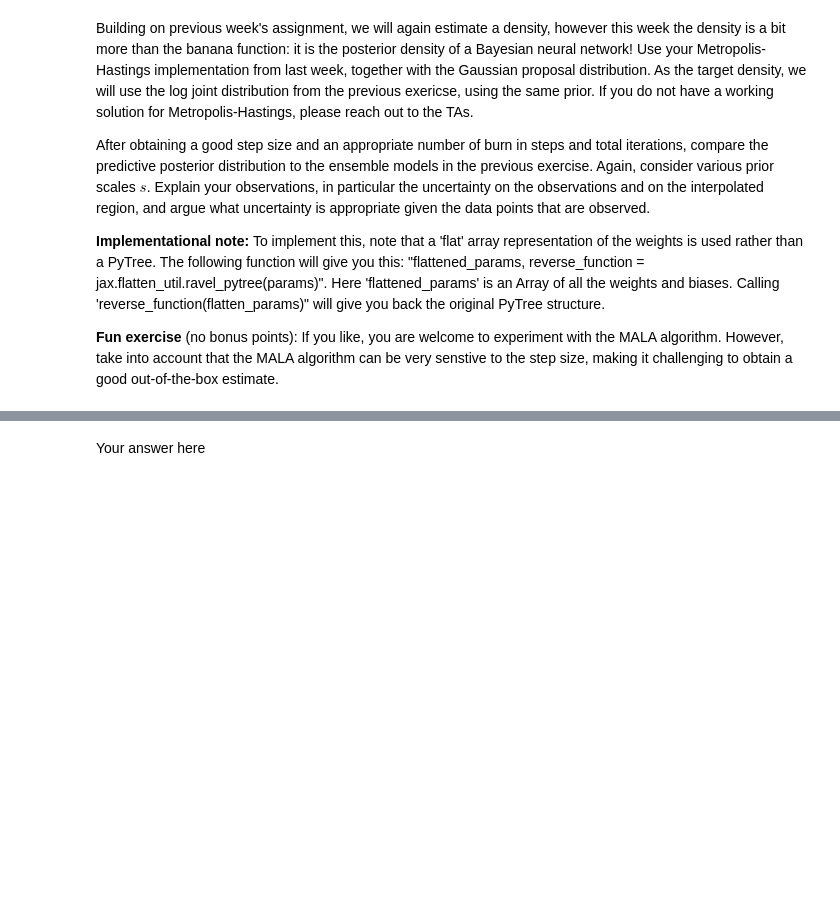
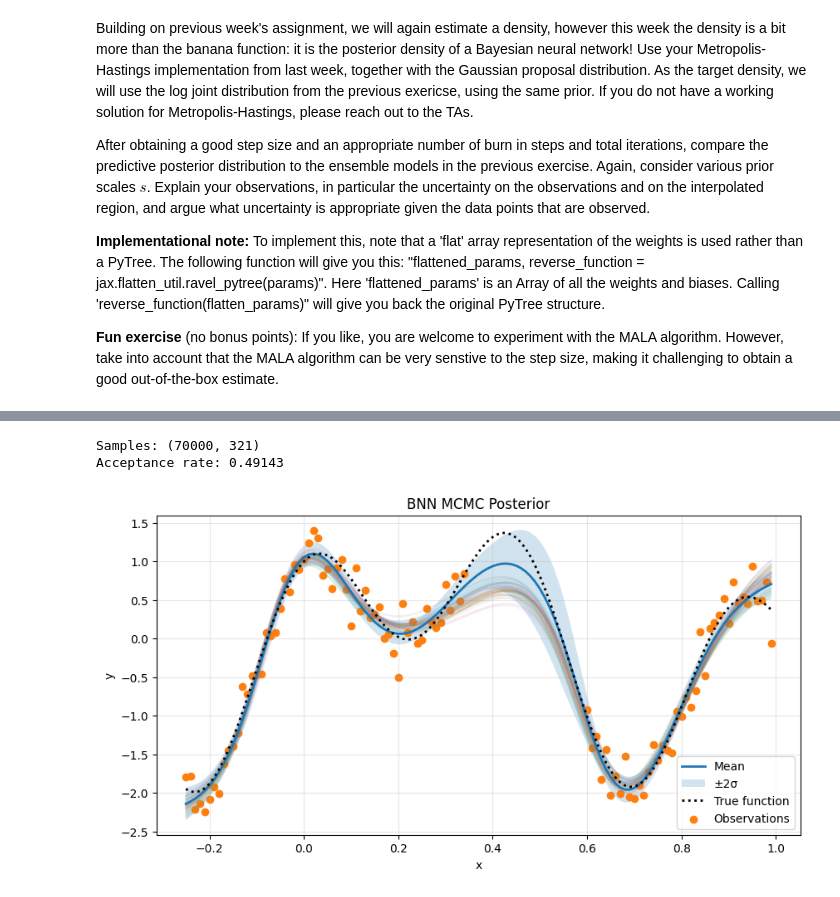
Before and after one commit to TejasDharmale/Bayesian-machine-learning-assignment, a Jupyter notebook: A2BNNs.ipynb, the cells around one changed output, grey strips where cells are left out. Drawn from its saved outputs; the diff is of its cells as text; code cells hidden in the pictures; blank space fills up the shorter version.

```diff
--- a/A2BNNs.ipynb
+++ b/A2BNNs.ipynb
@@ -352,2 +794,0 @@ Recovered Pytree parameters:  [(Array([[-0.07387265,  0.02851088],
-# %% [markdown]
-Your answer here
@@ -353,0 +860,78 @@ Your answer here
+# %%
+key = jr.PRNGKey(42)
+
+params = initialize_mlp(
+    (1, 16, 16, 1),
+    key,
+    scale=1e-1
+)
+
+flat_params, unflatten_fn = ravel_pytree(params)
+
+log_joint = make_bnn_log_joint(
+    unflatten_fn,
+    (xs, ys),
+    s=5.0
+)
+
+samples, acceptance_rate = metropolis_hastings(
+    log_joint,
+    partial(proposal_dist, step_size=0.005),
+    flat_params,
+    num_samples=100000,
+    num_burn_in=30000,
+    key=key
+)
+
+print("Samples:", samples.shape)
+print("Acceptance rate:", acceptance_rate)
+# %% [output]
+Samples: (70000, 321)
+Acceptance rate: 0.49143
+# %%
+samples = samples[::50]
+
+def predict(w):
+    return forward_pass(
+        xs_dense,
+        unflatten_fn(w)
+    ).squeeze()
+
+preds = jax.vmap(predict)(samples)
+
+mean_pred = jnp.mean(preds, axis=0)
+std_pred = jnp.std(preds, axis=0)
+# %%
+plt.figure(figsize=(10, 5))
+
+for i in range(min(40, len(preds))):
+    plt.plot(xs_dense, preds[i], alpha=0.1)
+
+plt.plot(xs_dense, mean_pred, linewidth=2, label="Mean")
+
+plt.fill_between(
+    xs_dense.squeeze(),
+    mean_pred - 2 * std_pred,
+    mean_pred + 2 * std_pred,
+    alpha=0.2,
+    label="±2σ"
+)
+
+plt.plot(
+    xs_dense,
+    ys_dense,
+    'k:',
+    linewidth=2,
+    label="True function"
+)
+
+plt.scatter(xs, ys, label="Observations")
+
+plt.xlabel("x")
+plt.ylabel("y")
+plt.title("BNN MCMC Posterior")
+plt.legend()
+plt.grid(alpha=0.3)
+plt.show()
+# %% [output]
+[figure, added]
```
Also changed, not shown: parts of 26 cells of this notebook.
